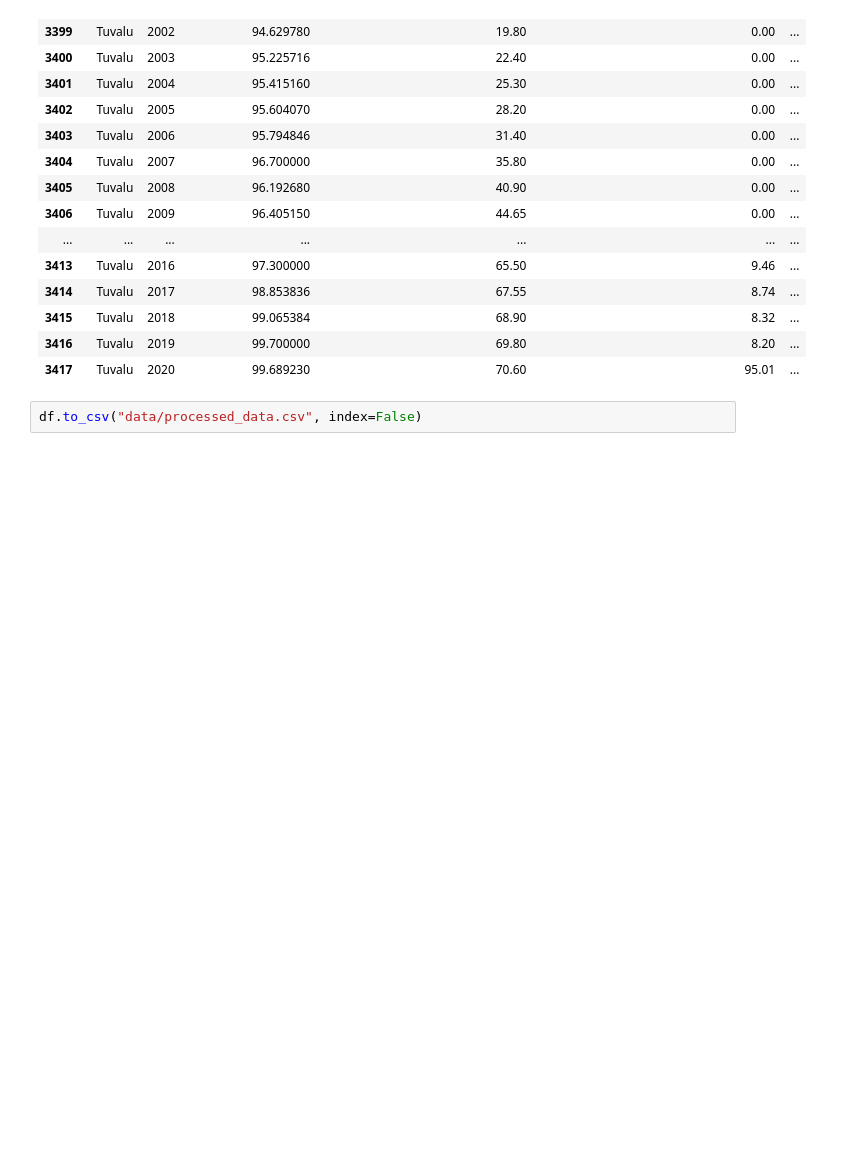
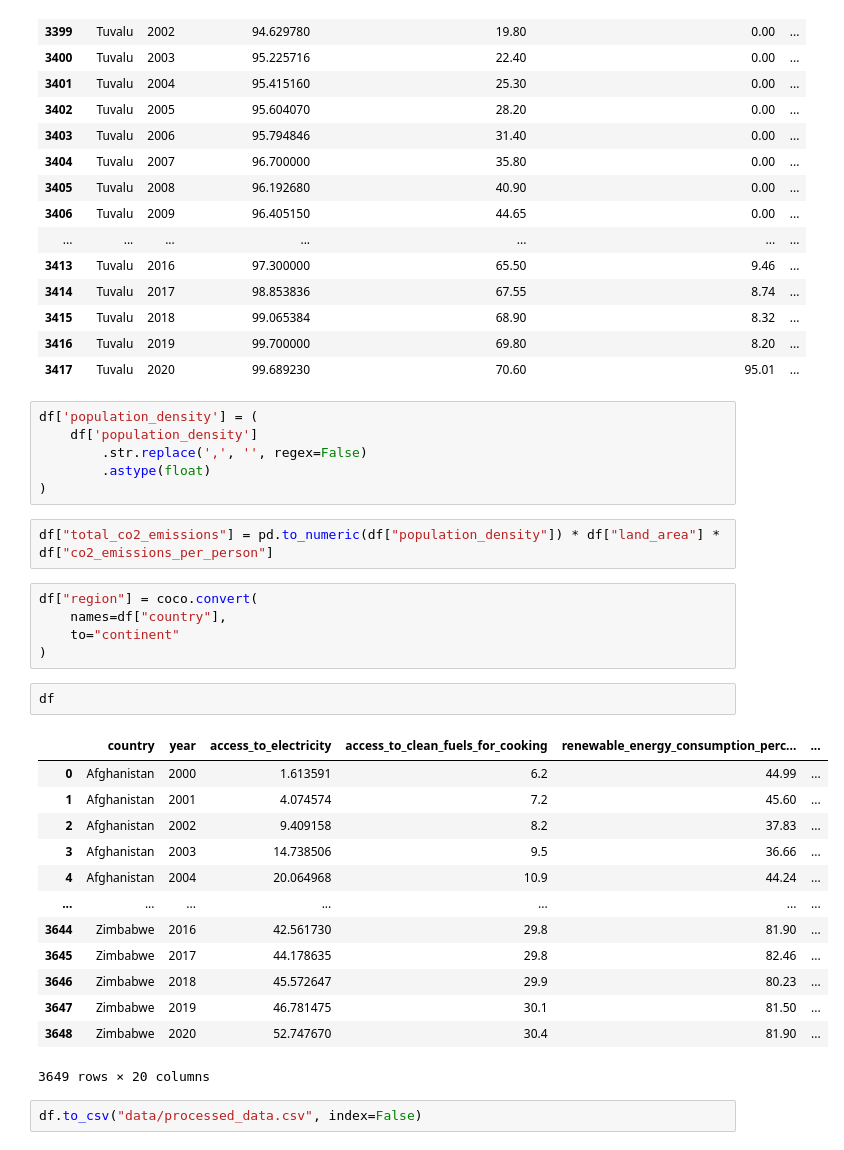
Before and after one commit to anishabasnet7/Sustainable-Energy-Visualization, a Jupyter notebook: data_preprocessing.ipynb, the cells around one changed output. Drawn from its saved outputs; the diff is of its cells as text; blank space fills up the shorter version.

```diff
--- a/data_preprocessing.ipynb
+++ b/data_preprocessing.ipynb
@@ -233,5 +239,34 @@ df[df["electricity_from_fuels"].isnull()]
 | 3415 | Tuvalu | 2018 | 99.065384 | 68.90 | 8.32 | ... |
 | 3416 | Tuvalu | 2019 | 99.700000 | 69.80 | 8.20 | ... |
 | 3417 | Tuvalu | 2020 | 99.689230 | 70.60 | 95.01 | ... |
+# %%
+df['population_density'] = (
+    df['population_density']
+        .str.replace(',', '', regex=False)
+        .astype(float)
+)
+# %%
+df["total_co2_emissions"] = pd.to_numeric(df["population_density"]) * df["land_area"] * df["co2_emissions_per_person"]
+# %%
+df["region"] = coco.convert(
+    names=df["country"],
+    to="continent"
+)
+# %%
+df
+# %% [output]
+|  | country | year | access_to_electricity | access_to_clean_fuels_for_cooking | renewable_energy_consumption_perc... | ... |
+| 0 | Afghanistan | 2000 | 1.613591 | 6.2 | 44.99 | ... |
+| 1 | Afghanistan | 2001 | 4.074574 | 7.2 | 45.60 | ... |
+| 2 | Afghanistan | 2002 | 9.409158 | 8.2 | 37.83 | ... |
+| 3 | Afghanistan | 2003 | 14.738506 | 9.5 | 36.66 | ... |
+| 4 | Afghanistan | 2004 | 20.064968 | 10.9 | 44.24 | ... |
+| ... | ... | ... | ... | ... | ... | ... |
+| 3644 | Zimbabwe | 2016 | 42.561730 | 29.8 | 81.90 | ... |
+| 3645 | Zimbabwe | 2017 | 44.178635 | 29.8 | 82.46 | ... |
+| 3646 | Zimbabwe | 2018 | 45.572647 | 29.9 | 80.23 | ... |
+| 3647 | Zimbabwe | 2019 | 46.781475 | 30.1 | 81.50 | ... |
+| 3648 | Zimbabwe | 2020 | 52.747670 | 30.4 | 81.90 | ... |
+3649 rows × 20 columns
 # %%
 df.to_csv("data/processed_data.csv", index=False)
```
Also changed, not shown: parts of 2 cells of this notebook, 7 other files.
